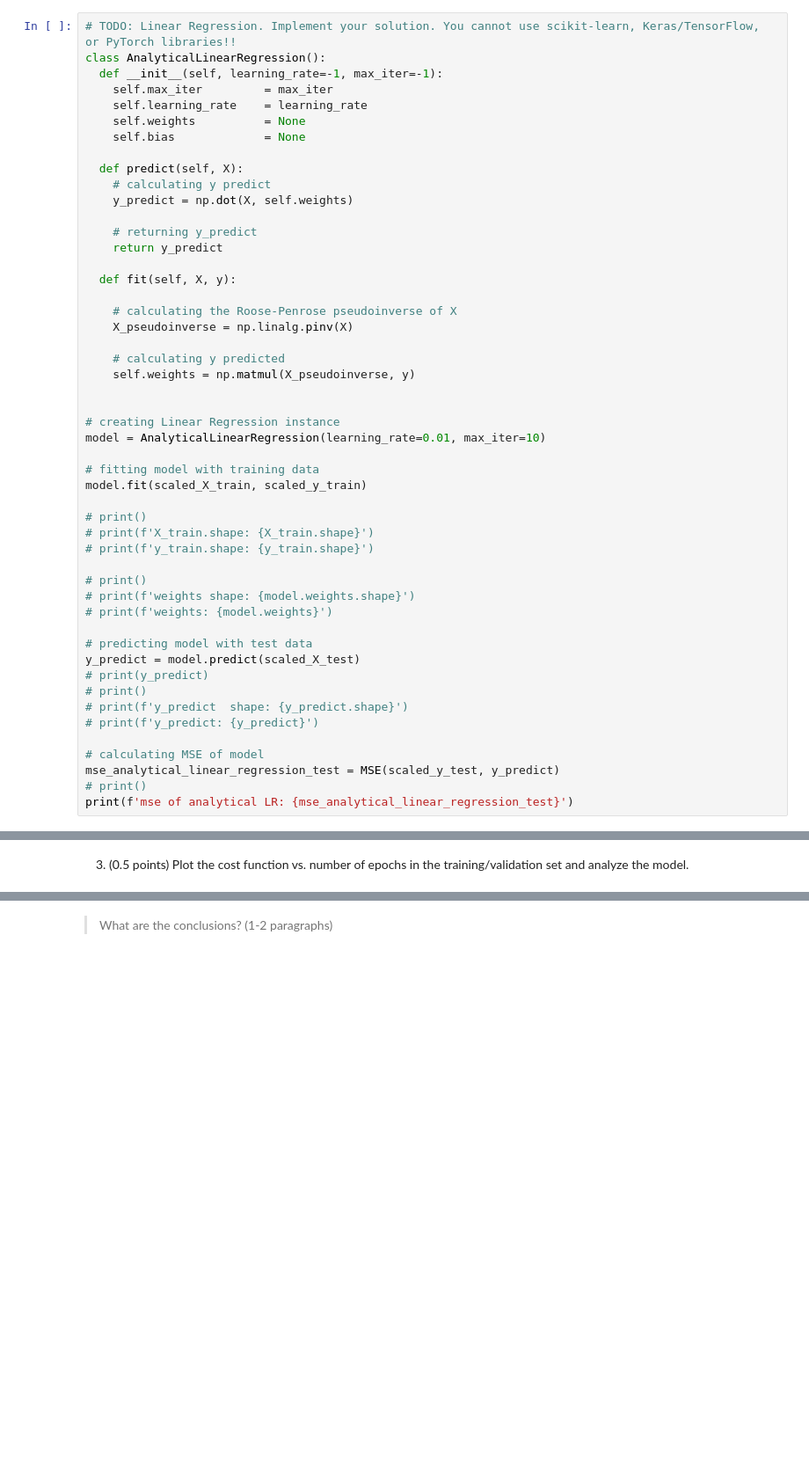
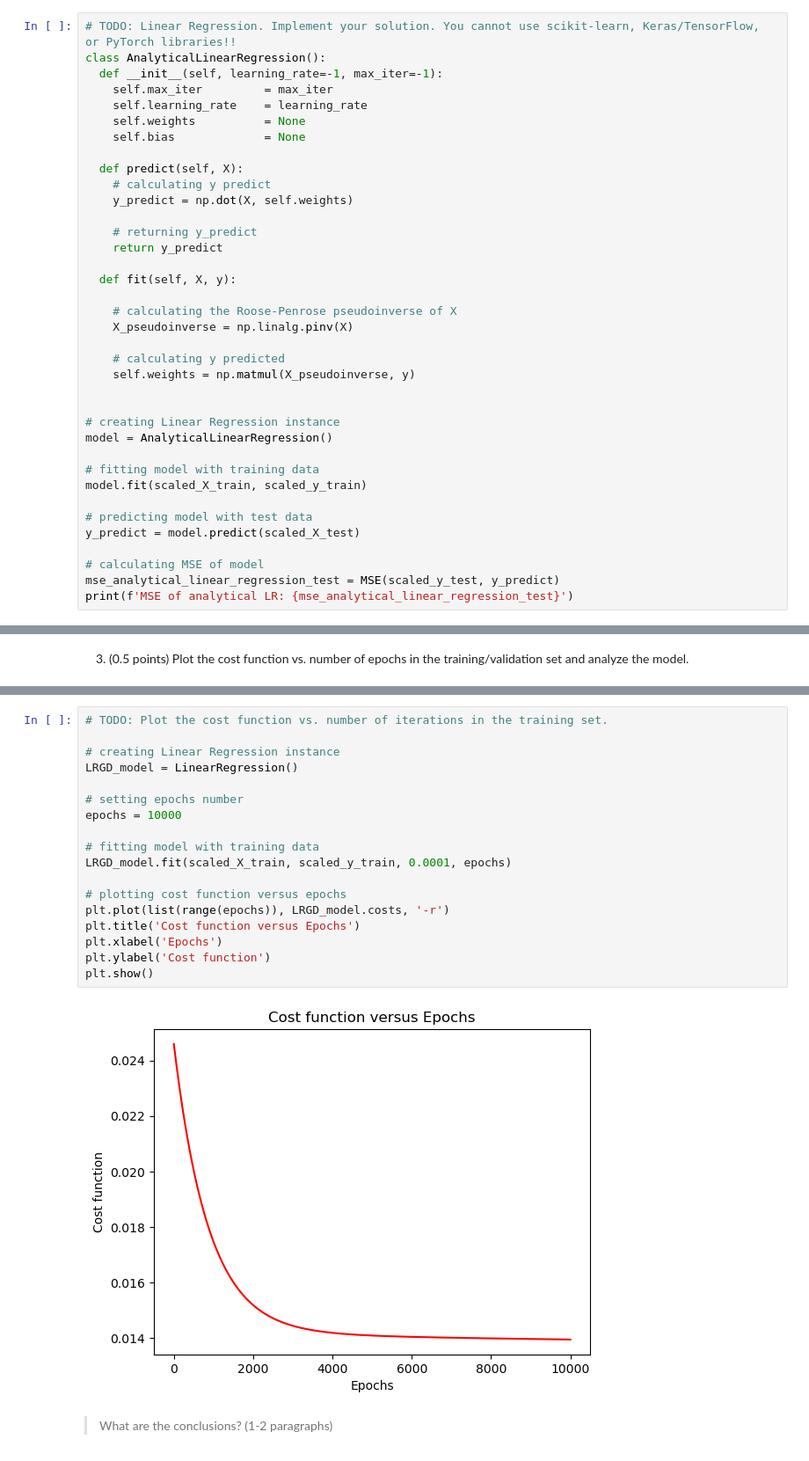
Before and after one commit to rubenscp/MO444-MC886-Tarefas, a Jupyter notebook: Tarefa 02/T2_Classical_Techniques by Rubens.ipynb, the cells around one changed output, grey strips where cells are left out. Shown at 88% size. Saved outputs shown, nothing was run; the diff lists cells and outputs as text; blank space fills up the shorter version.

```diff
--- a/Tarefa 02/T2_Classical_Techniques by Rubens.ipynb
+++ b/Tarefa 02/T2_Classical_Techniques by Rubens.ipynb
@@ -430,28 +428,15 @@ class AnalyticalLinearRegression():
 
 
 # creating Linear Regression instance
-model = AnalyticalLinearRegression(learning_rate=0.01, max_iter=10)
+model = AnalyticalLinearRegression()
 
 # fitting model with training data
 model.fit(scaled_X_train, scaled_y_train)
 
-# print()
-# print(f'X_train.shape: {X_train.shape}')
-# print(f'y_train.shape: {y_train.shape}')
-
-# print()
-# print(f'weights shape: {model.weights.shape}')
-# print(f'weights: {model.weights}')
-
 # predicting model with test data
 y_predict = model.predict(scaled_X_test)
-# print(y_predict)
-# print()
-# print(f'y_predict  shape: {y_predict.shape}')
-# print(f'y_predict: {y_predict}')
 
 # calculating MSE of model
 mse_analytical_linear_regression_test = MSE(scaled_y_test, y_predict)
-# print()
-print(f'mse of analytical LR: {mse_analytical_linear_regression_test}')
+print(f'MSE of analytical LR: {mse_analytical_linear_regression_test}')
 # %% [output]
@@ -603,3 +574,23 @@ Difference Sklearn and Analytical: 0.007159764849712855
+# %%
+# TODO: Plot the cost function vs. number of iterations in the training set.
+
+# creating Linear Regression instance
+LRGD_model = LinearRegression()
+
+# setting epochs number
+epochs = 10000
+
+# fitting model with training data
+LRGD_model.fit(scaled_X_train, scaled_y_train, 0.0001, epochs)
+
+# plotting cost function versus epochs
+plt.plot(list(range(epochs)), LRGD_model.costs, '-r')
+plt.title('Cost function versus Epochs')
+plt.xlabel('Epochs')
+plt.ylabel('Cost function')
+plt.show()
+# %% [output]
+[figure, added]
 # %% [markdown]
 > What are the conclusions? (1-2 paragraphs)
 # %% [markdown]
```
Also changed, not shown: parts of 9 cells of this notebook.
